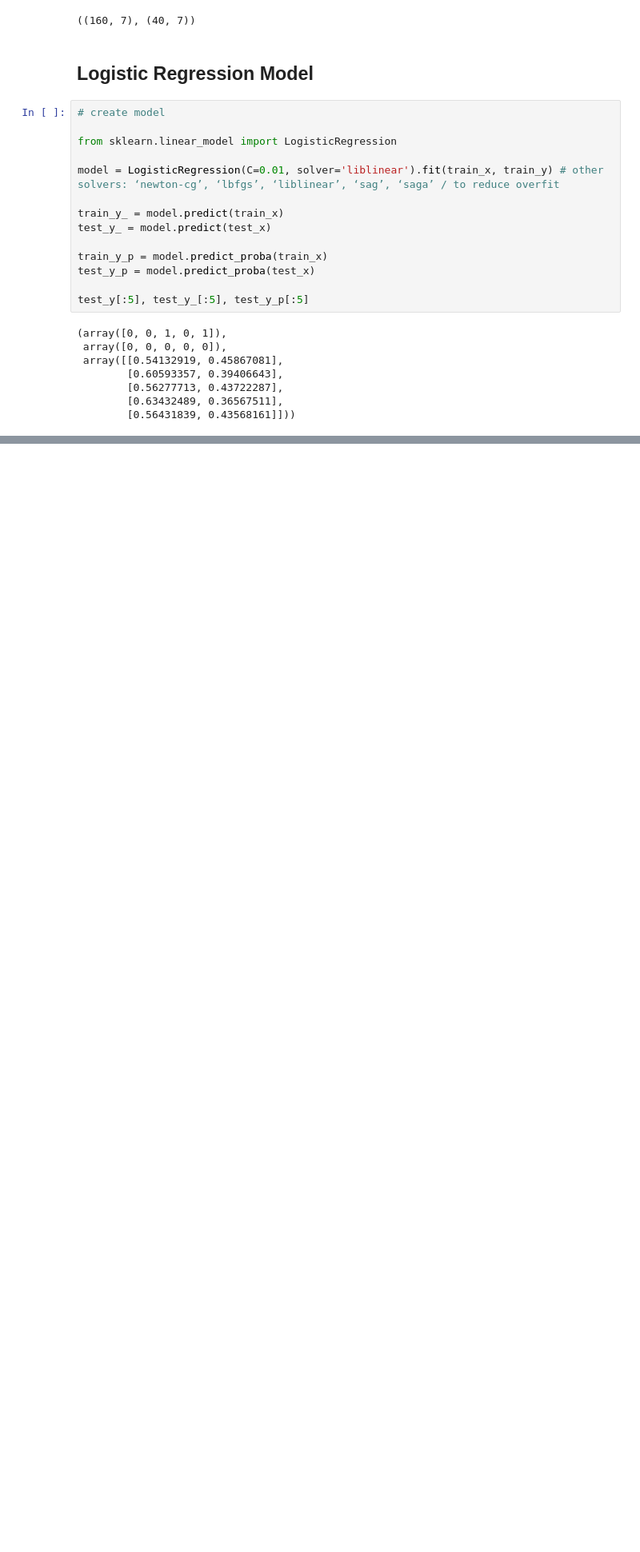
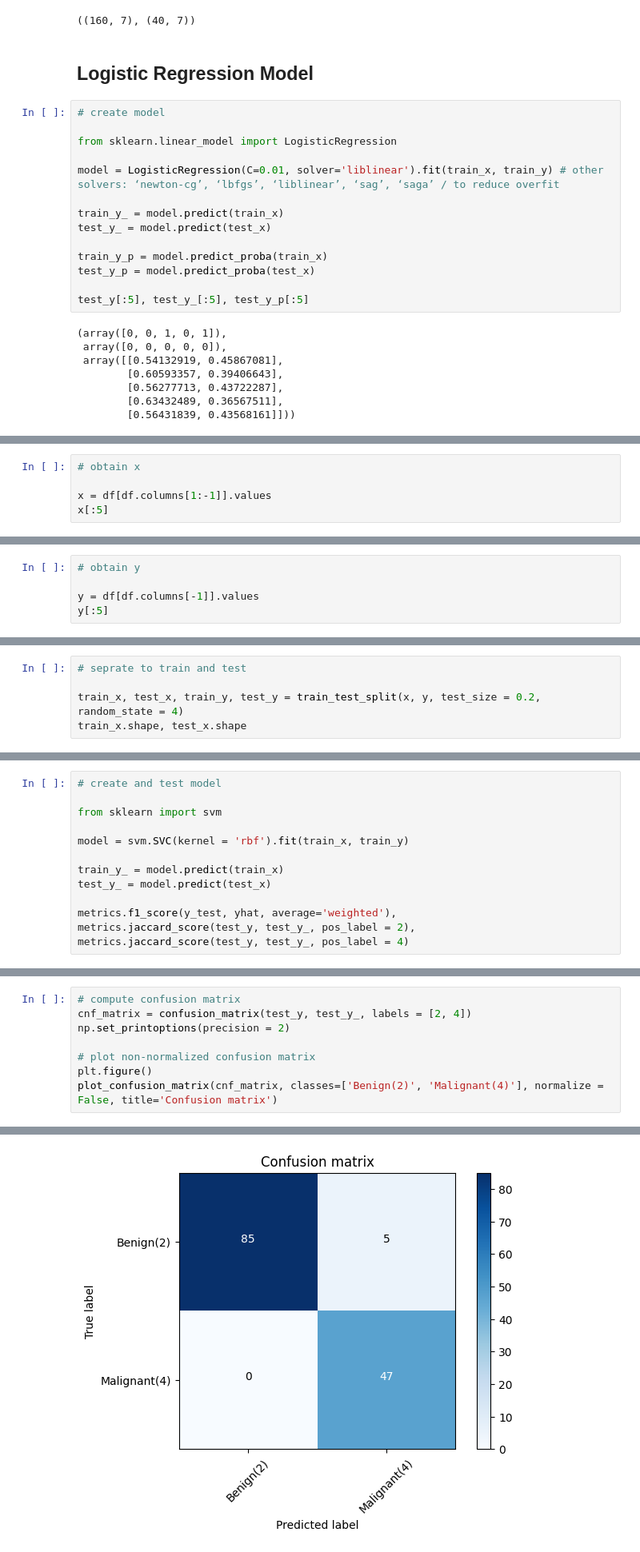
Before and after one commit to AleeRezaa/Learn-Machine-Learning, a Jupyter notebook: 2 Classification/classification.ipynb, the cells around one changed output, grey strips where cells are left out. Shown at 80% size. Saved outputs shown, nothing was run; the diff lists cells and outputs as text; blank space fills up the shorter version.

```diff
--- a/2 Classification/classification.ipynb
+++ b/2 Classification/classification.ipynb
@@ -398,0 +452,5 @@ weighted avg       0.78      0.75      0.72        40
+# %%
+# obtain x
+
+x = df[df.columns[1:-1]].values
+x[:5]
@@ -398,0 +463,5 @@ weighted avg       0.78      0.75      0.72        40
+# %%
+# obtain y
+
+y = df[df.columns[-1]].values
+y[:5]
@@ -398,0 +470,5 @@ weighted avg       0.78      0.75      0.72        40
+# %%
+# seprate to train and test
+
+train_x, test_x, train_y, test_y = train_test_split(x, y, test_size = 0.2, random_state = 4)
+train_x.shape, test_x.shape
@@ -398,0 +479,13 @@ weighted avg       0.78      0.75      0.72        40
+# %%
+# create and test model
+
+from sklearn import svm
+
+model = svm.SVC(kernel = 'rbf').fit(train_x, train_y)
+
+train_y_ = model.predict(train_x)
+test_y_ = model.predict(test_x)
+
+metrics.f1_score(y_test, yhat, average='weighted'),
+metrics.jaccard_score(test_y, test_y_, pos_label = 2),
+metrics.jaccard_score(test_y, test_y_, pos_label = 4)
@@ -398,0 +494,9 @@ weighted avg       0.78      0.75      0.72        40
+# %%
+# compute confusion matrix
+cnf_matrix = confusion_matrix(test_y, test_y_, labels = [2, 4])
+np.set_printoptions(precision = 2)
+
+# plot non-normalized confusion matrix
+plt.figure()
+plot_confusion_matrix(cnf_matrix, classes=['Benign(2)', 'Malignant(4)'], normalize = False, title='Confusion matrix')
+# %% [output]
@@ -398,0 +506 @@ weighted avg       0.78      0.75      0.72        40
+[figure, added]
```
Also changed, not shown: parts of 18 cells of this notebook, 2 other files.
